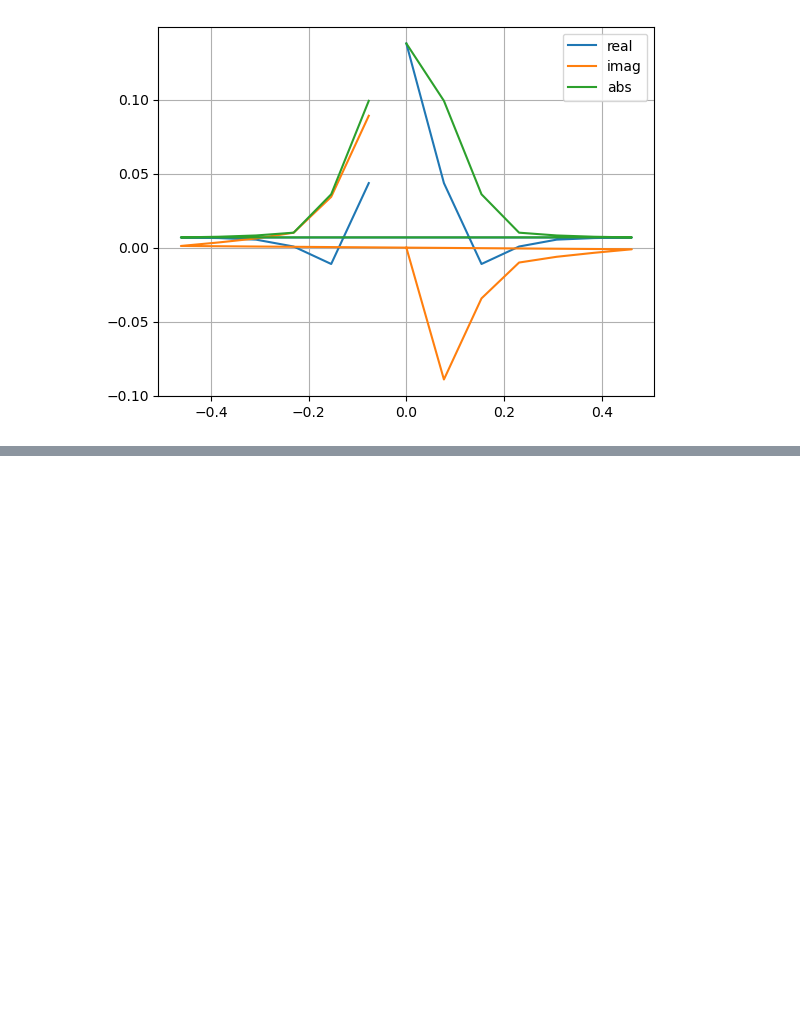
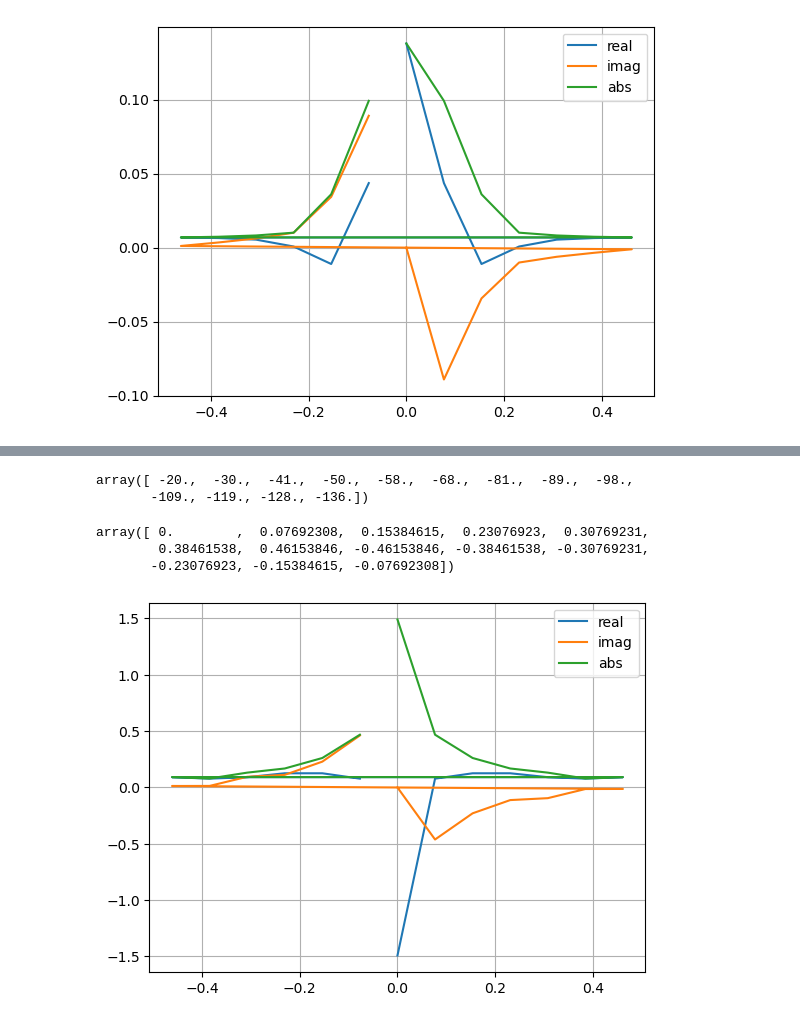
Before and after one commit to sebranchett/cheme-om-fft, a Jupyter notebook: read_and_plot.ipynb, the cells around one changed output, grey strips where cells are left out. Saved outputs shown, nothing was run; the diff lists cells and outputs as text; code cells hidden in the pictures; blank space fills up the shorter version.

Commit message:
split out plotting

```diff
--- a/read_and_plot.ipynb
+++ b/read_and_plot.ipynb
@@ -111,0 +129,3 @@ plt.show()
+# %%
+s2ms1_ref = ref[:, 2] - ref[:, 1]
+s2ms1_ref
@@ -111,0 +150,6 @@ plt.show()
+# %%
+s2ms1_sample = sample[:, 2] - sample[:, 1]
+s2ms1_sample
+# %% [output]
+array([ -20.,  -30.,  -41.,  -50.,  -58.,  -68.,  -81.,  -89.,  -98.,
+       -109., -119., -128., -136.])
@@ -111,0 +166,23 @@ plt.show()
+# %%
+# Find the frequencies
+T = ref[1, 0] - ref[0, 0]
+N = len(ref[:, 0])
+
+xf = fftfreq(N, T)
+xf
+# %% [output]
+array([ 0.        ,  0.07692308,  0.15384615,  0.23076923,  0.30769231,
+        0.38461538,  0.46153846, -0.46153846, -0.38461538, -0.30769231,
+       -0.23076923, -0.15384615, -0.07692308])
+# %%
+# Find the FT for ref
+E_ref = (2.0/N) * fft(s2ms1_ref)
+
+plt.plot(xf, 2.0/N * np.real(E_ref), label='real')
+plt.plot(xf, 2.0/N * np.imag(E_ref), label='imag')
+plt.plot(xf, 2.0/N * np.abs(E_ref), label='abs')
+plt.legend()
+plt.grid()
+plt.show()
+# %% [output]
+[figure, added]
```
Also changed, not shown: parts of 9 cells of this notebook.
